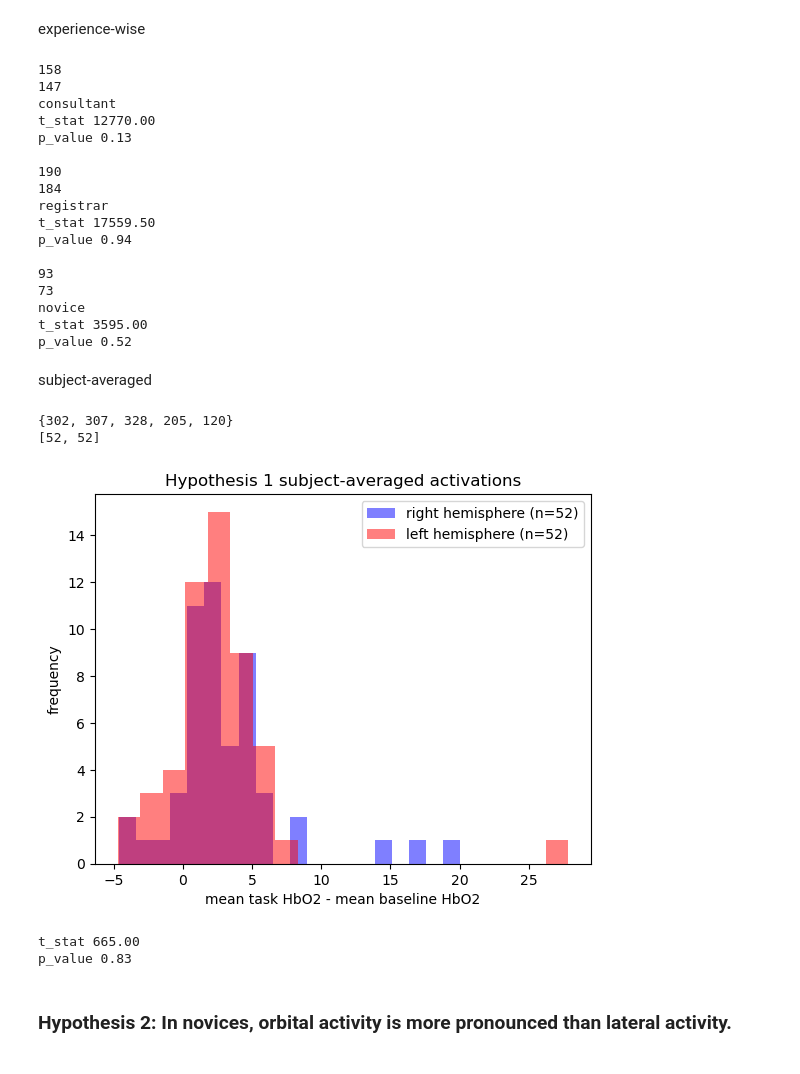
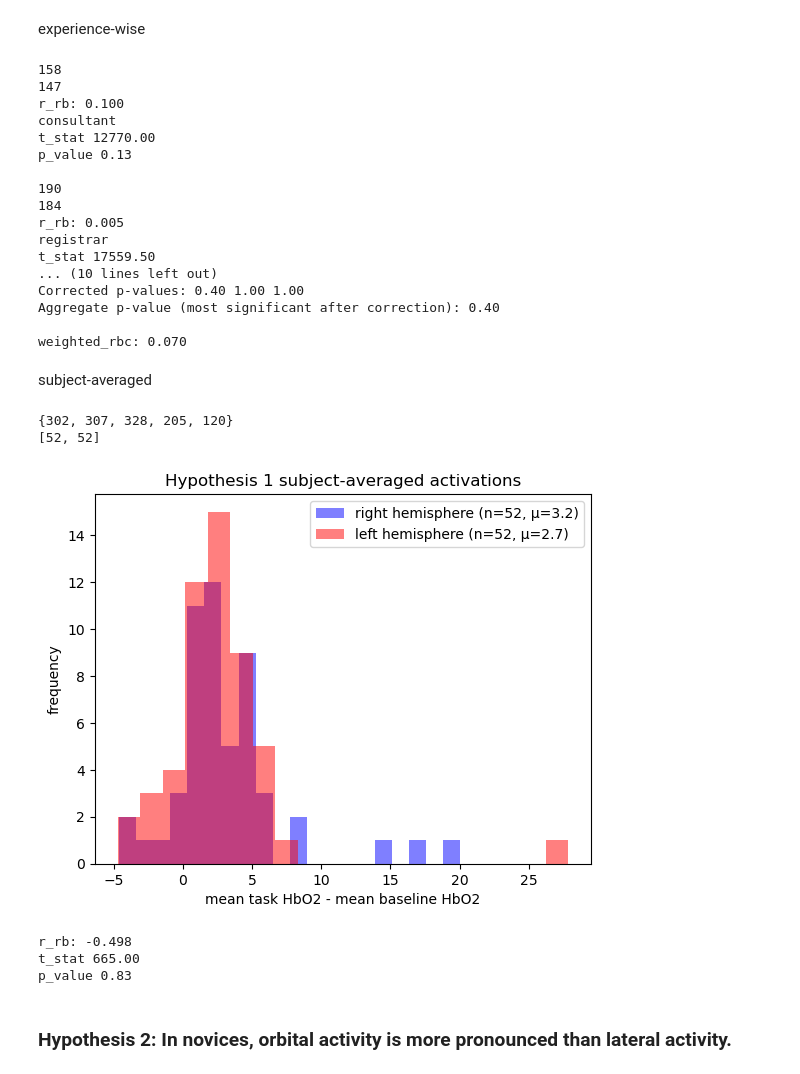
Before and after one commit to trubby22/spne-cw-2, a Jupyter notebook: code/main.ipynb, the cells around one changed output. Drawn from its saved outputs; the diff is of its cells as text; code cells hidden in the pictures.

```diff
--- a/code/main.ipynb
+++ b/code/main.ipynb
@@ -249,10 +249,25 @@ def ttest_ind_wrapper(data, equal_var=False):
     return ss.ttest_ind(data[0], data[1], equal_var=False)
 
 def stat_test_wrapper_ind(data, alternative='two-sided'):
-    return ss.mannwhitneyu(data[0], data[1], alternative=alternative)
+    stat, p_value = ss.mannwhitneyu(data[0], data[1], alternative=alternative)
+
+    n1 = len(data[0])
+    n2 = len(data[1])
+    r_rb = (2 * stat) / (n1 * n2) - 1
+
+    print(f'r_rb: {r_rb:.3f}')
+
+    return stat, p_value, r_rb
 
 def stat_test_wrapper_rel(data):
-    return ss.wilcoxon(data[0], data[1])
+    stat, p_value = ss.wilcoxon(data[0], data[1])
+
+    n = len([x for x in zip(data[0], data[1]) if x[0] != x[1]])
+    r_rb = (2 * stat) / (n * (n - 1)) - 1
+
+    print(f'r_rb: {r_rb:.3f}')
+
+    return stat, p_value, r_rb
 # %% [markdown]
 ### EDA
 # %% [markdown]
@@ -571,71 +607,88 @@ Aggregate t-statistic (max): 996.00
 # %% [markdown]
 experience-wise
 # %%
+ps_exp = []
+exp_rbc = []
 for i in range(len(experience_masks)):
     experience_mask = experience_masks[i]
     experience_name = experience_names[i]
     hemisphere_reponses = [df[oxy_mask & experience_mask & mask]['task_minus_baseline'] for mask in hemisphere_masks]
     for hemisphere_response in hemisphere_reponses:
         print(len(hemisphere_response))
-    t_stat, p_value = stat_test_wrapper_ind(hemisphere_reponses)
+    t_stat, p_value, rbc  = stat_test_wrapper_ind(hemisphere_reponses)
+    ps_exp.append(p_value)
+    exp_rbc.append(rbc)
     print(experience_name)
     print(f"t_stat {t_stat:.2f}")
     print(f"p_value {p_value:.2f}")
     print()
+
+n_comparisons = len(ps_exp)
+corrected_p_values = np.minimum(np.array(ps_exp) * n_comparisons, 1.0)
+print("Original p-values:", my_str_2(ps_exp))
+print("Corrected p-values:", my_str_2(corrected_p_values))
+aggregate_p_value = np.min(corrected_p_values)
+print("Aggregate p-value (most significant after correction):", f"{aggregate_p_value:.2f}")
+print()
+
+weights = 1 / corrected_p_values  # Inverse of corrected p-values as weights
+weighted_rbc = np.sum(np.array(exp_rbc) * weights) / np.sum(weights)
+print(f'weighted_rbc: {weighted_rbc:.3f}')
 # %% [output]
 158
 147
+r_rb: 0.100
 consultant
 t_stat 12770.00
 p_value 0.13
 
 190
 184
+r_rb: 0.005
 registrar
 t_stat 17559.50
-p_value 0.94
+... (10 lines left out)
+Corrected p-values: 0.40 1.00 1.00
+Aggregate p-value (most significant after correction): 0.40
 
-93
-73
-novice
-t_stat 3595.00
-p_value 0.52
+weighted_rbc: 0.070
 # %% [markdown]
 subject-averaged
 # %%
 hemisphere_subject_averaged_together = [responses.groupby("subject").mean().reset_index() for responses in hemisphere_reponses_with_subject]
 hemisphere_subjects = [set(x['subject']) for x in hemisphere_subject_averaged_together]
 print(hemisphere_subjects[0] ^ hemisphere_subjects[1])
 common_subjects = hemisphere_subjects[0] & hemisphere_subjects[1]
 hemisphere_subject_averaged_paired_together = [x[x["subject"].isin(common_subjects)].sort_values(by="subject") for x in hemisphere_subject_averaged_together]
 hemisphere_paired_subjects = [set(x['subject']) for x in hemisphere_subject_averaged_paired_together]
 assert(hemisphere_paired_subjects[0] == hemisphere_paired_subjects[1])
 hemisphere_value_only = [x['task_minus_baseline'] for x in hemisphere_subject_averaged_paired_together]
 
 print([len(x) for x in hemisphere_value_only])
 
 plt.figure()
 # Plot histograms
-plt.hist(hemisphere_value_only[0], bins=20, alpha=0.5, color='blue', label=f"{hemisphere_names[0]} hemisphere (n={len(hemisphere_value_only[0])})")  # 50% transparent blue bars
-plt.hist(hemisphere_value_only[1], bins=20, alpha=0.5, color='red', label=f"{hemisphere_names[1]} hemisphere (n={len(hemisphere_value_only[1])})")   # 50% transparent red bars
+plt.hist(hemisphere_value_only[0], bins=20, alpha=0.5, color='blue', label=f"{hemisphere_names[0]} hemisphere (n={len(hemisphere_value_only[0])}, μ={np.mean(hemisphere_value_only[0]):.1f})")  # 50% transparent blue bars
+plt.hist(hemisphere_value_only[1], bins=20, alpha=0.5, color='red', label=f"{hemisphere_names[1]} hemisphere (n={len(hemisphere_value_only[1])}, μ={np.mean(hemisphere_value_only[1]):.1f})")   # 50% transparent red bars
 # plt.axvline(x=0, color='red', linestyle=':', linewidth=2)
 # Add labels and legend
 plt.xlabel('mean task HbO2 - mean baseline HbO2')
 plt.ylabel('frequency')
 plt.title('Hypothesis 1 subject-averaged activations')
 plt.legend()
 plt.savefig('figures/h1-subject-averaged-histogram.svg', format='svg')
 # Show the plot
 plt.show()
 
-t_stat, p_value = stat_test_wrapper_rel(hemisphere_value_only)
+t_stat, p_value, _  = stat_test_wrapper_rel(hemisphere_value_only)
 print(f"t_stat {t_stat:.2f}")
 print(f"p_value {p_value:.2f}")
 print()
 # %% [output]
 {302, 307, 328, 205, 120}
 [52, 52]
-[figure, old version]
+[figure, new version]
+r_rb: -0.498
 t_stat 665.00
 p_value 0.83
 # %% [markdown]
```
Also changed, not shown: parts of 7 cells of this notebook, 17 other files.
